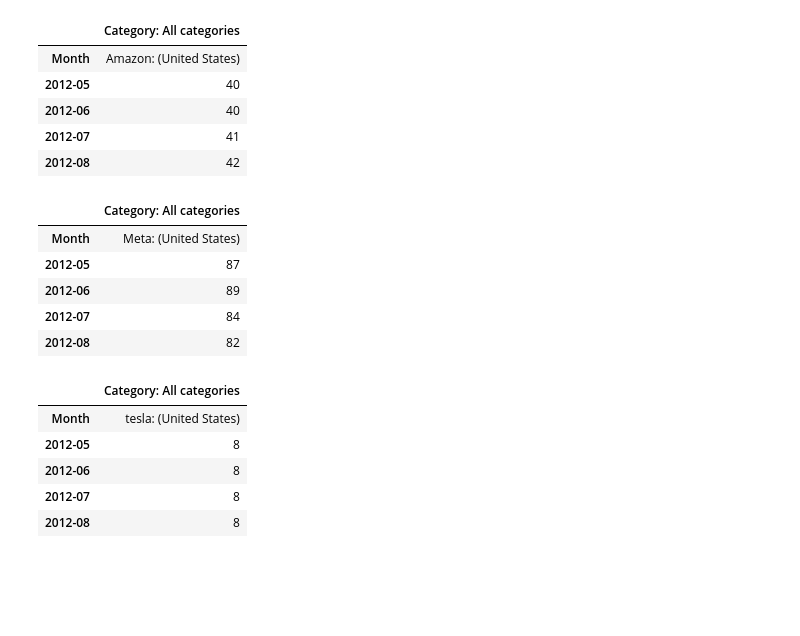
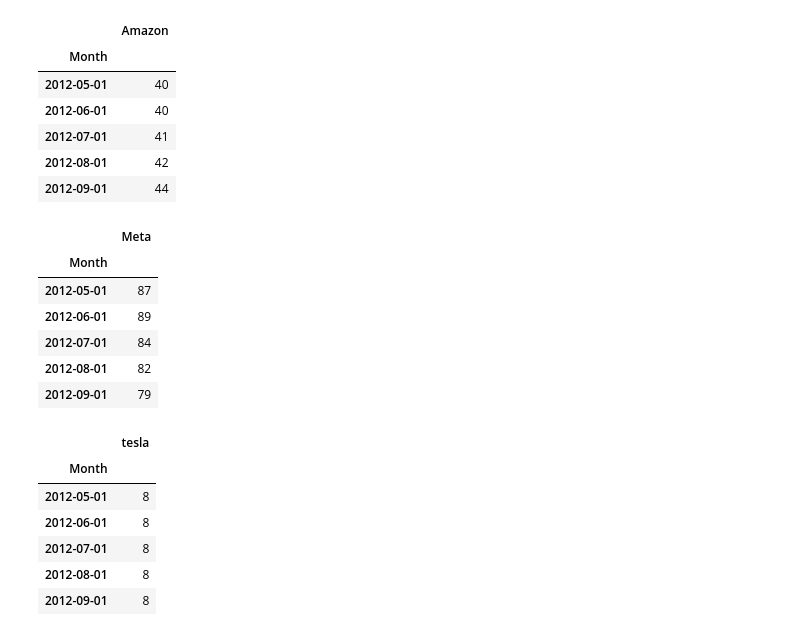
Before and after one commit to mattgifs/Project2, a Jupyter notebook: SearchTrends.ipynb, the cells around one changed output. Drawn from its saved outputs; the diff is of its cells as text; code cells hidden in the pictures; blank space fills up the shorter version.

```diff
--- a/SearchTrends.ipynb
+++ b/SearchTrends.ipynb
@@ -14,33 +11,40 @@ from sklearn.metrics import classification_report
 # %%
 # Read the csv file
-amzn_st = pd.read_csv(Path("./Search_Trends/Amazon.csv"))
+amzn_st_path = Path("./Search_Trends/Amazon.csv")
+amzn_st = pd.read_csv(amzn_st_path, index_col="Month", infer_datetime_format=True, parse_dates=True)
 
 amzn_st.head()
 # %% [output]
-|  | Category: All categories |
-| Month | Amazon: (United States) |
-| 2012-05 | 40 |
-| 2012-06 | 40 |
-| 2012-07 | 41 |
-| 2012-08 | 42 |
+|  | Amazon |
+| Month |  |
+| 2012-05-01 | 40 |
+| 2012-06-01 | 40 |
+| 2012-07-01 | 41 |
+| 2012-08-01 | 42 |
+| 2012-09-01 | 44 |
 # %%
-meta_st = pd.read_csv(Path("./Search_Trends/Meta.csv"))
+meta_st_path = Path("./Search_Trends/Meta.csv")
+meta_st = pd.read_csv(meta_st_path, index_col="Month", infer_datetime_format=True, parse_dates=True)
+
 meta_st.head()
 # %% [output]
-|  | Category: All categories |
-| Month | Meta: (United States) |
-| 2012-05 | 87 |
-| 2012-06 | 89 |
-| 2012-07 | 84 |
-| 2012-08 | 82 |
+|  | Meta |
+| Month |  |
+| 2012-05-01 | 87 |
+| 2012-06-01 | 89 |
+| 2012-07-01 | 84 |
+| 2012-08-01 | 82 |
+| 2012-09-01 | 79 |
 # %%
-tsla_st = pd.read_csv(Path("./Search_Trends/Tesla.csv"))
+tsla_st_path = Path("./Search_Trends/Tesla.csv")
+tsla_st = pd.read_csv(tsla_st_path, index_col="Month", infer_datetime_format=True, parse_dates=True)
 
 tsla_st.head()
 # %% [output]
-|  | Category: All categories |
-| Month | tesla: (United States) |
-| 2012-05 | 8 |
-| 2012-06 | 8 |
-| 2012-07 | 8 |
-| 2012-08 | 8 |
+|  | tesla |
+| Month |  |
+| 2012-05-01 | 8 |
+| 2012-06-01 | 8 |
+| 2012-07-01 | 8 |
+| 2012-08-01 | 8 |
+| 2012-09-01 | 8 |
```
Also changed, not shown: parts of 3 cells of this notebook, 3 other files.
